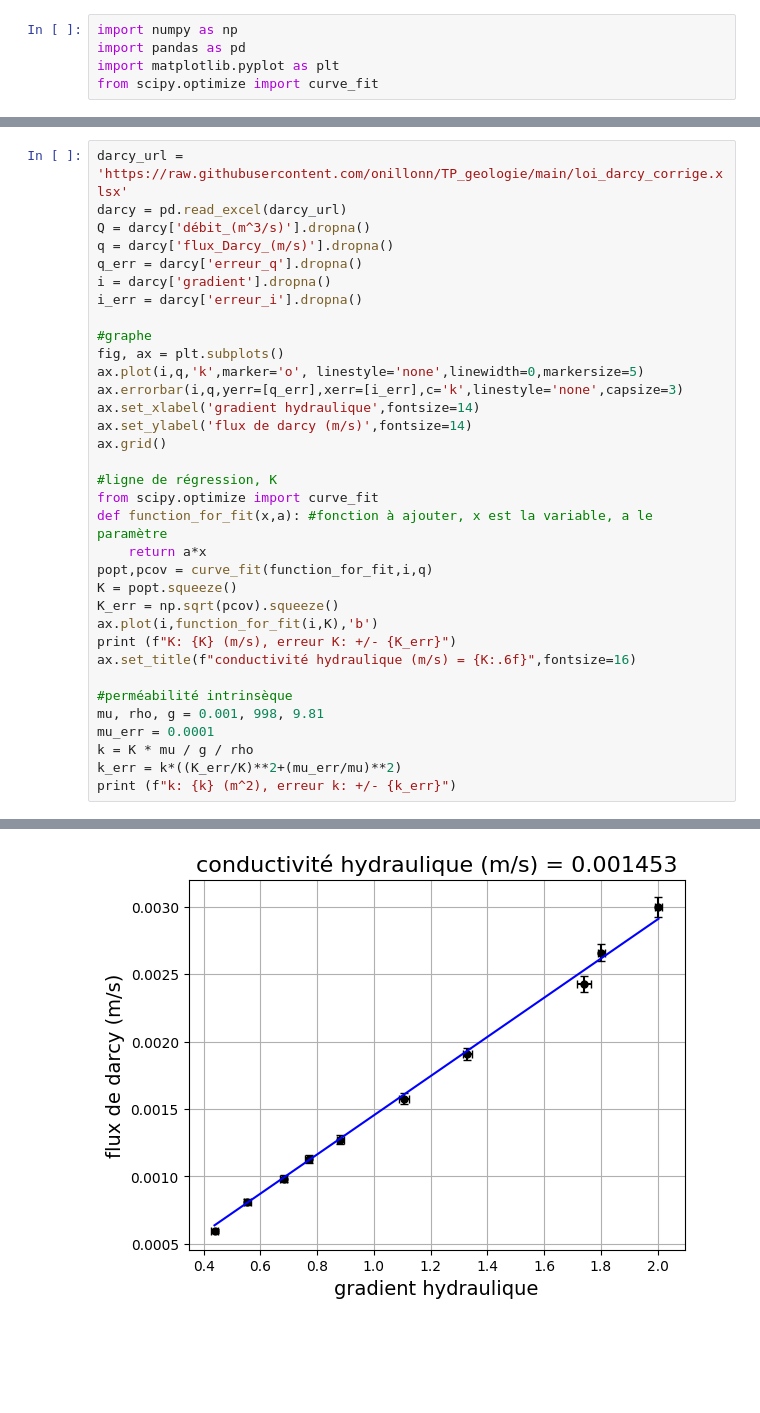
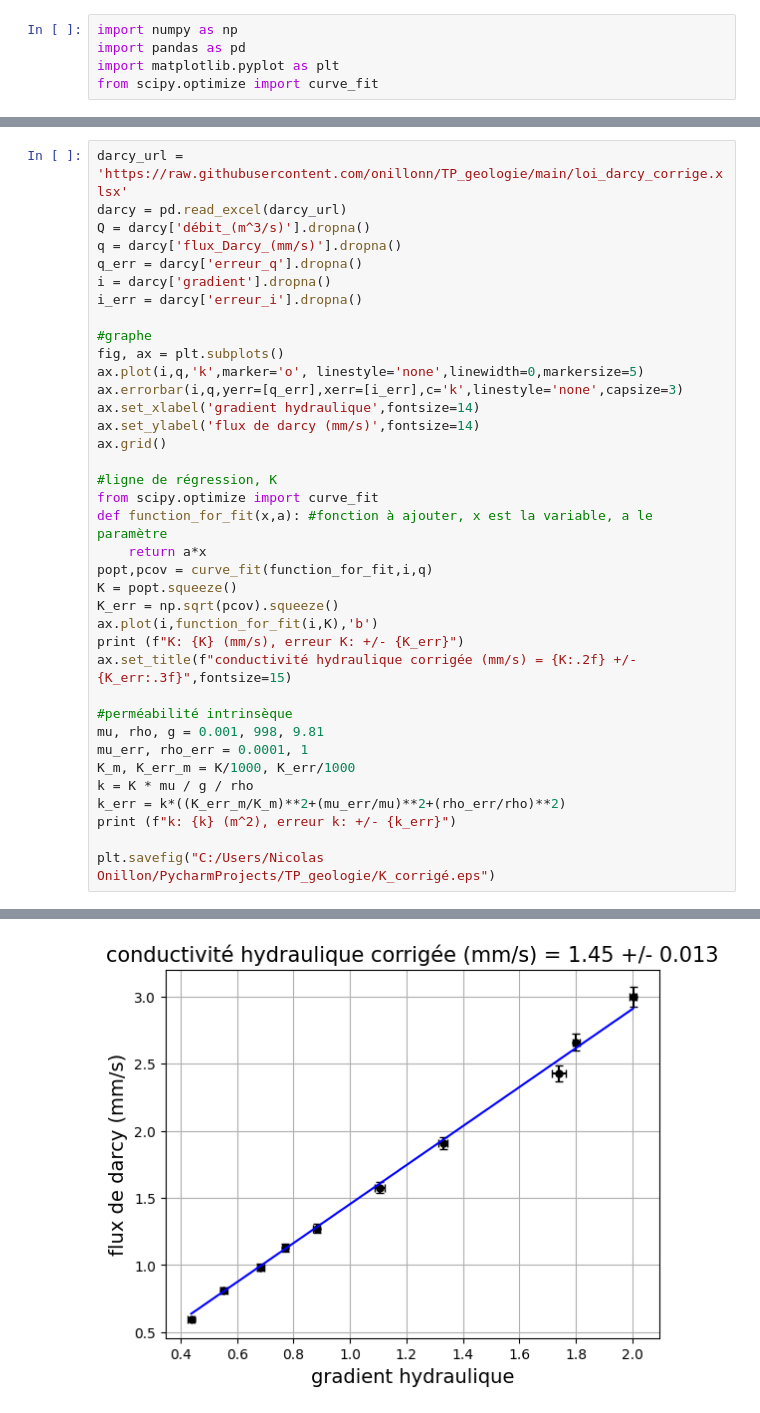
Before and after one commit to onillonn/TP_geologie, a Jupyter notebook: loi_darcy.ipynb, the cells around one changed output, grey strips where cells are left out. Drawn from its saved outputs; the diff is of its cells as text; blank space fills up the shorter version.

Commit message:
graphe

```diff
--- a/loi_darcy.ipynb
+++ b/loi_darcy.ipynb
@@ -45,7 +48,7 @@ k: 1.3632786493897303e-10 (m^2), erreur k: +/- 1.531990170896851e-12
 darcy_url = 'https://raw.githubusercontent.com/onillonn/TP_geologie/main/loi_darcy_corrige.xlsx'
 darcy = pd.read_excel(darcy_url)
 Q = darcy['débit_(m^3/s)'].dropna()
-q = darcy['flux_Darcy_(m/s)'].dropna()
+q = darcy['flux_Darcy_(mm/s)'].dropna()
 q_err = darcy['erreur_q'].dropna()
 i = darcy['gradient'].dropna()
 i_err = darcy['erreur_i'].dropna()
@@ -55,7 +58,7 @@ fig, ax = plt.subplots()
 ax.plot(i,q,'k',marker='o', linestyle='none',linewidth=0,markersize=5)
 ax.errorbar(i,q,yerr=[q_err],xerr=[i_err],c='k',linestyle='none',capsize=3)
 ax.set_xlabel('gradient hydraulique',fontsize=14)
-ax.set_ylabel('flux de darcy (m/s)',fontsize=14)
+ax.set_ylabel('flux de darcy (mm/s)',fontsize=14)
 ax.grid()
 
 #ligne de régression, K
@@ -66,13 +69,16 @@ popt,pcov = curve_fit(function_for_fit,i,q)
 K = popt.squeeze()
 K_err = np.sqrt(pcov).squeeze()
 ax.plot(i,function_for_fit(i,K),'b')
-print (f"K: {K} (m/s), erreur K: +/- {K_err}")
-ax.set_title(f"conductivité hydraulique (m/s) = {K:.6f}",fontsize=16)
+print (f"K: {K} (mm/s), erreur K: +/- {K_err}")
+ax.set_title(f"conductivité hydraulique corrigée (mm/s) = {K:.2f} +/- {K_err:.3f}",fontsize=15)
 
 #perméabilité intrinsèque
 mu, rho, g = 0.001, 998, 9.81
-mu_err = 0.0001
+mu_err, rho_err = 0.0001, 1
+K_m, K_err_m = K/1000, K_err/1000
 k = K * mu / g / rho
-k_err = k*((K_err/K)**2+(mu_err/mu)**2)
+k_err = k*((K_err_m/K_m)**2+(mu_err/mu)**2+(rho_err/rho)**2)
 print (f"k: {k} (m^2), erreur k: +/- {k_err}")
+
+plt.savefig("C:/Users/Nicolas Onillon/PycharmProjects/TP_geologie/K_corrigé.eps")
 # %% [output]
@@ -81 +87 @@ k: 1.4841490239835427e-10 (m^2), erreur k: +/- 1.4957623189958657e-12
-[figure, old version]
+[figure, new version]
```
Also changed, not shown: parts of 2 cells of this notebook, 2 other files.
